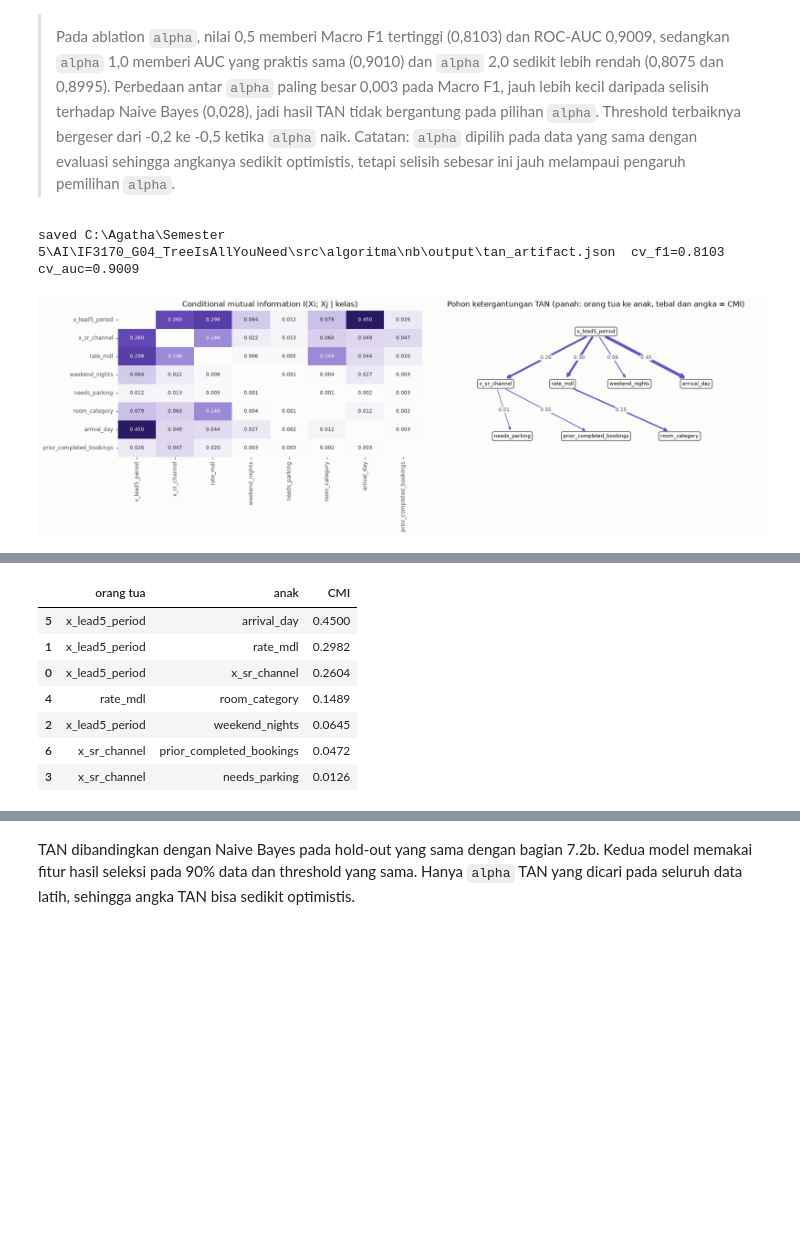
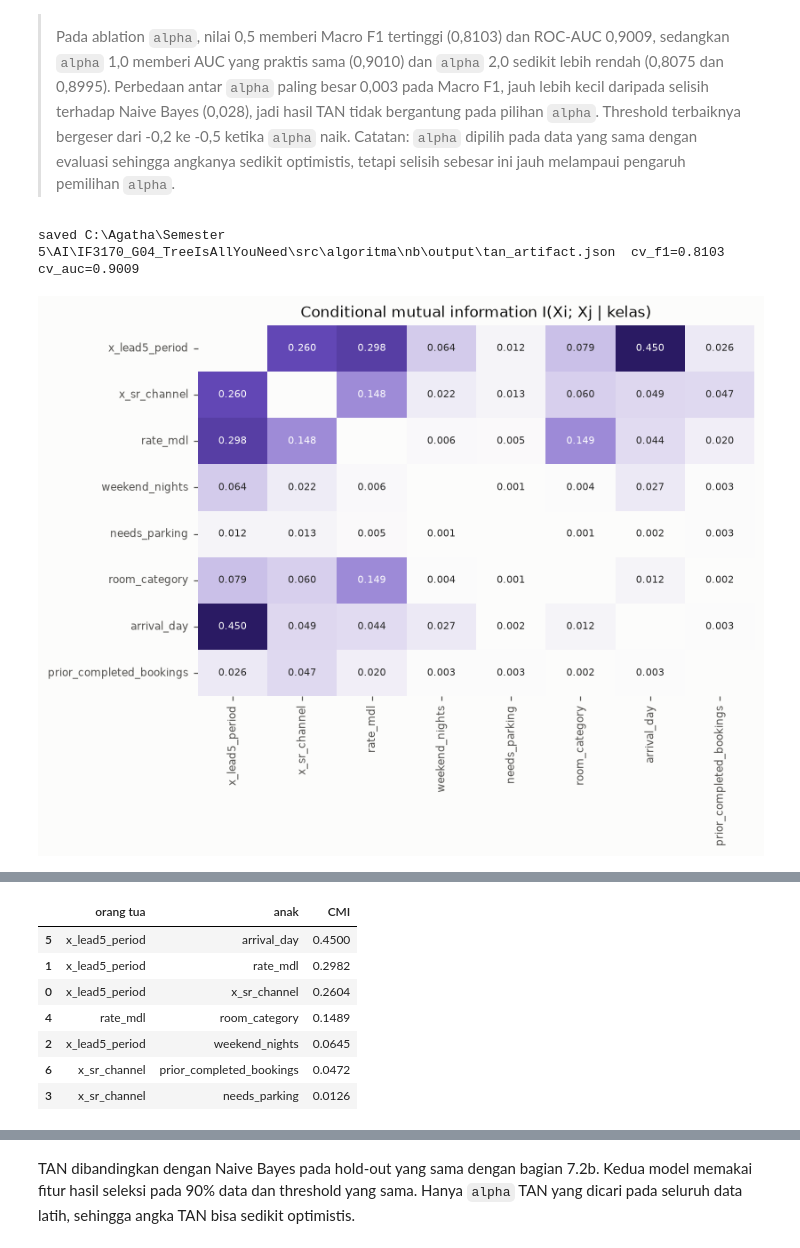
Before and after one commit to MAJIIDMN/IF3170_G04_TreeIsAllYouNeed, a Jupyter notebook: src/algoritma/nb/preprocessing_nb.ipynb, the cells around one changed output, grey strips where cells are left out. Cells and saved outputs as stored; diff of their text form; code cells hidden in the pictures; blank space fills up the shorter version.

Commit message:
docs(nb): redraw TAN graph with class node and split CMI heatmap

```diff
--- a/src/algoritma/nb/preprocessing_nb.ipynb
+++ b/src/algoritma/nb/preprocessing_nb.ipynb
@@ -1226,47 +1226,78 @@ Pengaruh alpha pada TAN (seed 42):
 # %%
 pipeline.main(['train', '--model', 'tan'])
 prep_tan, tan_model, meta_tan = pipeline.load_artifact('tan')
 names = prep_tan.feature_names_
 cmi = tan_model.weights_.copy()
 parent = tan_model.parent_
+cmi_plot = np.where(np.isinf(cmi), np.nan, cmi)
 
-depth = np.zeros(len(names), dtype=int)
-for j in range(len(names)):
-    k = j
-    while parent[k] >= 0:
-        k = parent[k]
-        depth[j] += 1
-pos = {}
-for d in range(depth.max() + 1):
-    members = sorted((j for j in range(len(names)) if depth[j] == d), key=lambda j: (parent[j], j))
-    for k, j in enumerate(members):
-        pos[j] = ((k + 1) / (len(members) + 1), -d)
+# fitur diurutkan dengan penelusuran pohon dari akar, supaya busur antarfitur tidak saling memotong
+children = {j: [c for c in range(len(names)) if parent[c] == j] for j in range(len(names))}
+order = []
+def visit(j):
+    order.append(j)
+    for c in children[j]:
+        visit(c)
+visit(int(np.flatnonzero(parent < 0)[0]))
+x_of = {j: float(k) for k, j in enumerate(order)}
 
-cmi_plot = np.where(np.isinf(cmi), np.nan, cmi)
-fig, axes = plt.subplots(1, 2, figsize=(15, 5), gridspec_kw={'width_ratios': [1, 1.1]})
-sns.heatmap(cmi_plot, annot=True, fmt='.3f', cmap=SEQUENTIAL, cbar=False, ax=axes[0],
+def wrap(name, width=9):
+    lines, cur = [], ''
+    for token in name.split('_'):
+        candidate = token if not cur else cur + '_' + token
+        if cur and len(candidate) > width:
+            lines.append(cur)
+            cur = token
+        else:
+            cur = candidate
+    lines.append(cur)
+    return chr(10).join(lines)
+
+n_feat = len(names)
+class_xy = ((n_feat - 1) / 2, 1.45)
+fig, ax = plt.subplots(figsize=(7.5, 5.8))
+sns.heatmap(cmi_plot, annot=True, fmt='.3f', cmap=SEQUENTIAL, cbar=False, ax=ax,
             xticklabels=names, yticklabels=names, annot_kws={'size': 7})
-axes[0].set_title('Conditional mutual information I(Xi; Xj | kelas)'); axes[0].grid(False)
+ax.set_title('Conditional mutual information I(Xi; Xj | kelas)'); ax.grid(False)
+save_fig('nb_tan_cmi')
 
-ax = axes[1]
-boxes = {j: ax.text(*pos[j], names[j], ha='center', va='center', fontsize=7.5,
-                    bbox=dict(boxstyle='round,pad=0.35', fc=CFG.SURFACE, ec=CFG.MUTED)) for j in pos}
-for child, p in enumerate(parent):
+fig, ax = plt.subplots(figsize=(10.5, 4.3))
+box_class = ax.text(*class_xy, 'is_canceled (kelas)', ha='center', va='center', fontsize=9, fontweight='bold',
+                    color='white', bbox=dict(boxstyle='round,pad=0.4', fc=CFG.ACCENT_COLOR, ec=CFG.ACCENT_COLOR), zorder=5)
+boxes = {j: ax.text(x_of[j], 0, wrap(names[j]), ha='center', va='center', fontsize=7.5, linespacing=1.15,
+                    bbox=dict(boxstyle='round,pad=0.35', fc=CFG.SURFACE, ec=CFG.MUTED), zorder=5) for j in range(n_feat)}
+ax.set_xlim(-0.7, n_feat - 0.3); ax.set_ylim(-2.6, 1.95); ax.set_aspect('equal'); ax.axis('off')
+fig.canvas.draw()
+to_data = ax.transData.inverted()
+for j in range(n_feat):  # kelas ke setiap fitur: garis lurus ke tengah sisi atas kotak fitur
+    box = boxes[j].get_bbox_patch().get_window_extent()
+    top = to_data.transform((box.x0 + box.width / 2, box.y1))
+    ax.annotate('', xy=(x_of[j], top[1]), xytext=class_xy, zorder=1, arrowprops=dict(
+        arrowstyle='-|>', color=CFG.ACCENT_COLOR, lw=0.8, alpha=0.6, linestyle='--',
+        patchA=box_class.get_bbox_patch(), shrinkA=2, shrinkB=1))
+for child, p in enumerate(parent):  # pohon TAN: busur di bawah baris fitur
     if p < 0:
         continue
-    ax.annotate('', xy=pos[child], xytext=pos[p], arrowprops=dict(
-        arrowstyle='-|>', color=CFG.POS_COLOR, lw=0.8 + 3.5 * cmi[p, child] / np.nanmax(cmi_plot),
-        patchA=boxes[p].get_bbox_patch(), patchB=boxes[child].get_bbox_patch(), shrinkA=2, shrinkB=2))
-    mid = (np.array(pos[p]) + np.array(pos[child])) / 2
-    ax.text(*mid, f'{cmi[p, child]:.2f}', fontsize=7, color=CFG.MUTED, ha='center', va='center',
-            bbox=dict(boxstyle='round,pad=0.1', fc=CFG.SURFACE, ec='none'))
-ax.set_xlim(0, 1); ax.set_ylim(-depth.max() - 0.4, 0.4); ax.axis('off')
-ax.set_title('Pohon ketergantungan TAN (panah: orang tua ke anak, tebal dan angka = CMI)')
+    x1, x2 = x_of[p], x_of[child]
+    dx = x2 - x1
+    y_edge = -0.32  # tepi bawah kotak fitur
+    height = 0.55 + 0.17 * abs(dx)
+    rad = 2 * height / abs(dx) * (1 if dx > 0 else -1)
+    ax.annotate('', xy=(x2, y_edge), xytext=(x1, y_edge), zorder=2, arrowprops=dict(
+        arrowstyle='-|>', color=CFG.POS_COLOR, lw=0.8 + 2.4 * cmi[p, child] / np.nanmax(cmi_plot), shrinkA=0, shrinkB=0,
+        connectionstyle='arc3,rad=' + str(rad)))
+    ax.text((x1 + x2) / 2, y_edge - height, f'{cmi[p, child]:.2f}', fontsize=7.5, color=CFG.MUTED, ha='center', va='center',
+            zorder=6, bbox=dict(boxstyle='round,pad=0.12', fc=CFG.SURFACE, ec='none'))
+ax.plot([], [], color=CFG.ACCENT_COLOR, ls='--', lw=1, label='kelas ke fitur (semua fitur)')
+ax.plot([], [], color=CFG.POS_COLOR, lw=2.5, label='fitur ke fitur: pohon TAN (tebal dan angka = CMI)')
+ax.legend(loc='lower center', bbox_to_anchor=(0.5, -0.06), ncol=2, fontsize=8, frameon=False)
+ax.set_xlim(-0.7, n_feat - 0.3); ax.set_ylim(-2.6, 1.95); ax.set_aspect('equal'); ax.axis('off')
+ax.set_title('Graf TAN: variabel kelas dan hubungan antarfitur')
 save_fig('nb_tan_tree')
 
 tree_edges = pd.DataFrame([{'orang tua': names[p], 'anak': names[c], 'CMI': cmi[p, c]}
                            for c, p in enumerate(parent) if p >= 0]).sort_values('CMI', ascending=False)
 display(tree_edges.round(4))
 # %% [output]
 saved C:\Agatha\Semester 5\AI\IF3170_G04_TreeIsAllYouNeed\src\algoritma\nb\output\tan_artifact.json  cv_f1=0.8103 cv_auc=0.9009
-[figure, old version]
+[figure, new version]
```
Also changed, not shown: parts of 2 cells of this notebook.
